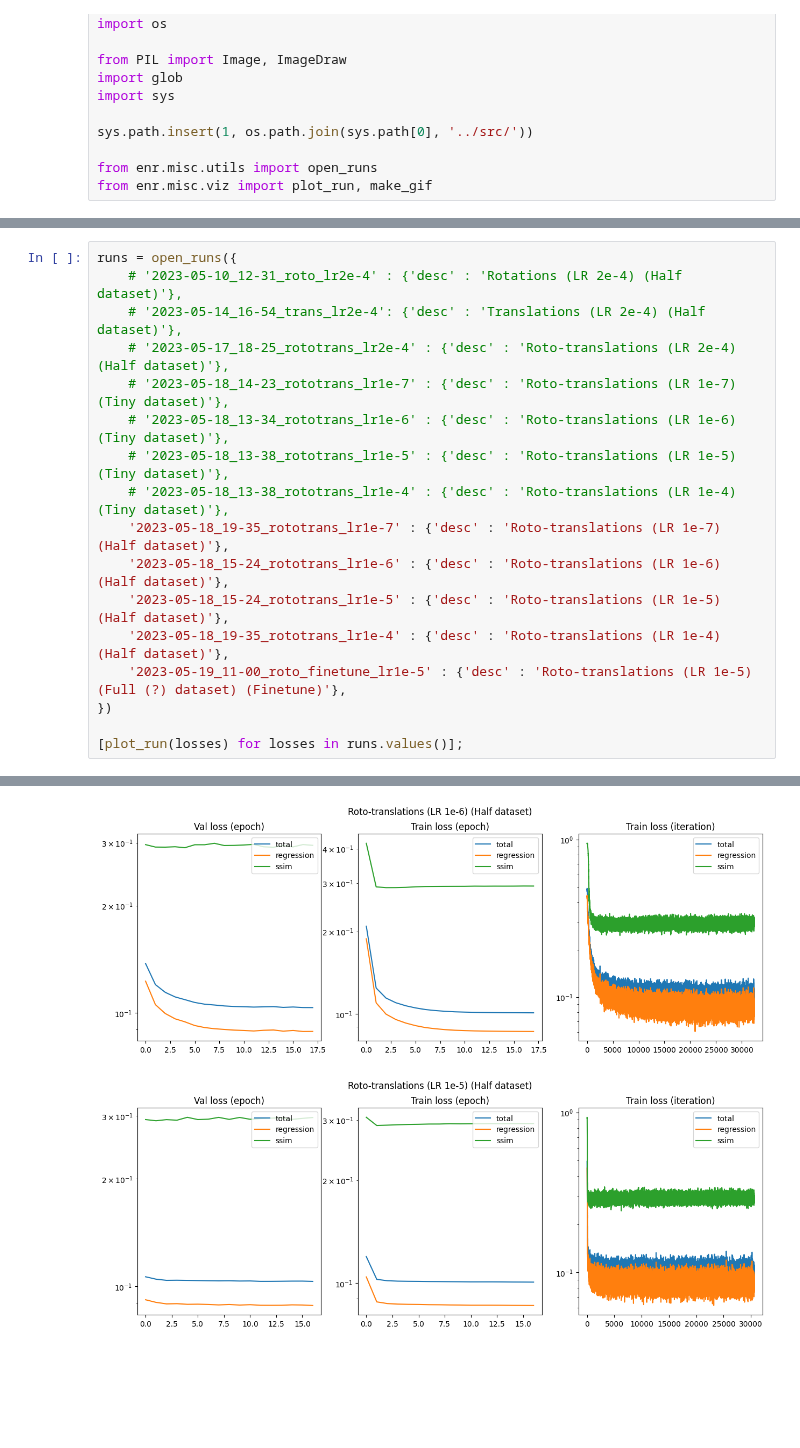
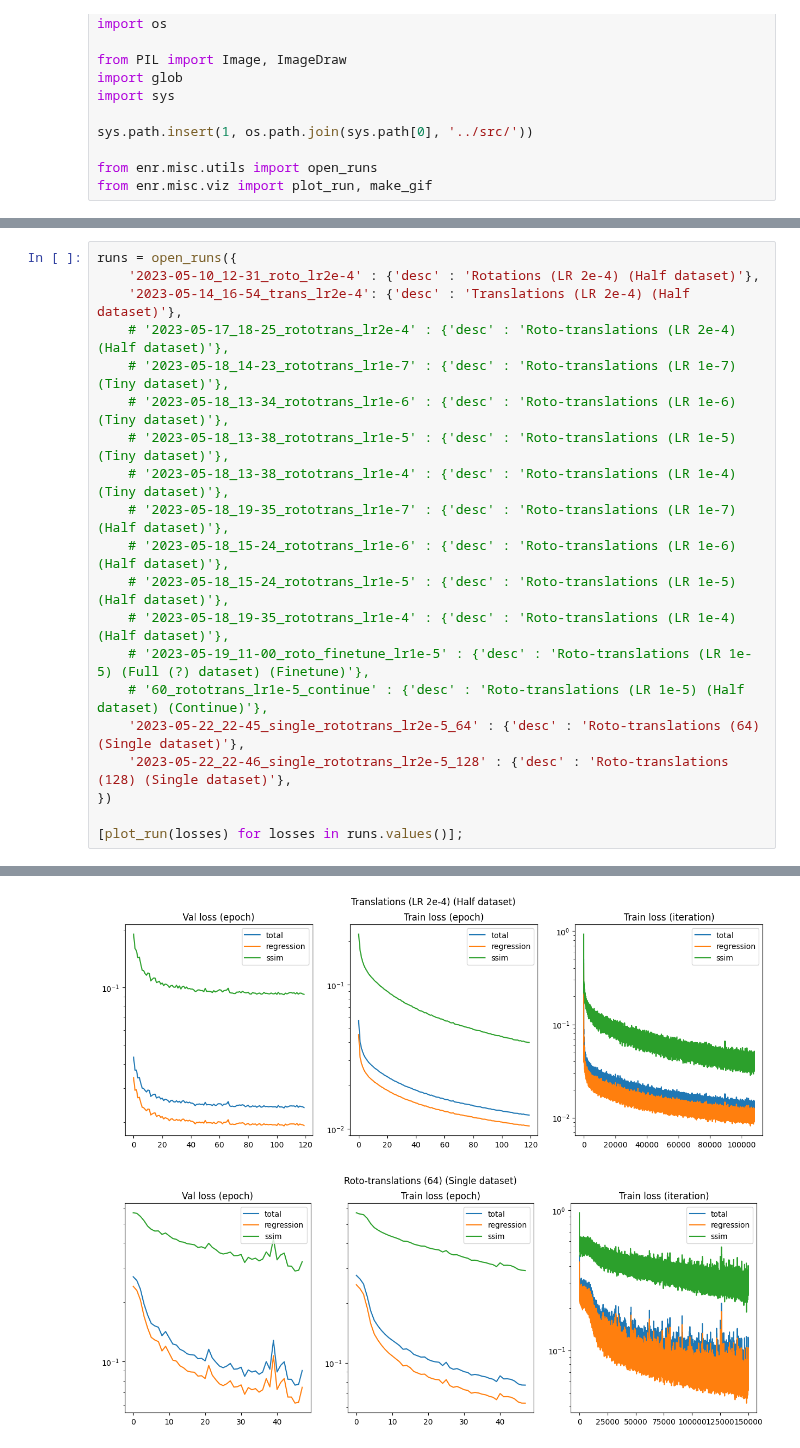
Before and after one commit to elidub/equiv-neural-rendering, a Jupyter notebook: demos/analyze_training.ipynb, the cells around one changed output, grey strips where cells are left out. Saved outputs shown, nothing was run; the diff lists cells and outputs as text; blank space fills up the shorter version.

```diff
--- a/demos/analyze_training.ipynb
+++ b/demos/analyze_training.ipynb
@@ -22,17 +34,20 @@ from enr.misc.viz import plot_run, make_gif
 # %%
 runs = open_runs({
-    # '2023-05-10_12-31_roto_lr2e-4' : {'desc' : 'Rotations (LR 2e-4) (Half dataset)'},
-    # '2023-05-14_16-54_trans_lr2e-4': {'desc' : 'Translations (LR 2e-4) (Half dataset)'},
+    '2023-05-10_12-31_roto_lr2e-4' : {'desc' : 'Rotations (LR 2e-4) (Half dataset)'},
+    '2023-05-14_16-54_trans_lr2e-4': {'desc' : 'Translations (LR 2e-4) (Half dataset)'},
     # '2023-05-17_18-25_rototrans_lr2e-4' : {'desc' : 'Roto-translations (LR 2e-4) (Half dataset)'},
     # '2023-05-18_14-23_rototrans_lr1e-7' : {'desc' : 'Roto-translations (LR 1e-7) (Tiny dataset)'},
     # '2023-05-18_13-34_rototrans_lr1e-6' : {'desc' : 'Roto-translations (LR 1e-6) (Tiny dataset)'},
     # '2023-05-18_13-38_rototrans_lr1e-5' : {'desc' : 'Roto-translations (LR 1e-5) (Tiny dataset)'},
     # '2023-05-18_13-38_rototrans_lr1e-4' : {'desc' : 'Roto-translations (LR 1e-4) (Tiny dataset)'},
-    '2023-05-18_19-35_rototrans_lr1e-7' : {'desc' : 'Roto-translations (LR 1e-7) (Half dataset)'},
-    '2023-05-18_15-24_rototrans_lr1e-6' : {'desc' : 'Roto-translations (LR 1e-6) (Half dataset)'},
-    '2023-05-18_15-24_rototrans_lr1e-5' : {'desc' : 'Roto-translations (LR 1e-5) (Half dataset)'},
-    '2023-05-18_19-35_rototrans_lr1e-4' : {'desc' : 'Roto-translations (LR 1e-4) (Half dataset)'},
-    '2023-05-19_11-00_roto_finetune_lr1e-5' : {'desc' : 'Roto-translations (LR 1e-5) (Full (?) dataset) (Finetune)'},
+    # '2023-05-18_19-35_rototrans_lr1e-7' : {'desc' : 'Roto-translations (LR 1e-7) (Half dataset)'},
+    # '2023-05-18_15-24_rototrans_lr1e-6' : {'desc' : 'Roto-translations (LR 1e-6) (Half dataset)'},
+    # '2023-05-18_15-24_rototrans_lr1e-5' : {'desc' : 'Roto-translations (LR 1e-5) (Half dataset)'},
+    # '2023-05-18_19-35_rototrans_lr1e-4' : {'desc' : 'Roto-translations (LR 1e-4) (Half dataset)'},
+    # '2023-05-19_11-00_roto_finetune_lr1e-5' : {'desc' : 'Roto-translations (LR 1e-5) (Full (?) dataset) (Finetune)'},
+    # '60_rototrans_lr1e-5_continue' : {'desc' : 'Roto-translations (LR 1e-5) (Half dataset) (Continue)'},
+    '2023-05-22_22-45_single_rototrans_lr2e-5_64' : {'desc' : 'Roto-translations (64) (Single dataset)'},
+    '2023-05-22_22-46_single_rototrans_lr2e-5_128' : {'desc' : 'Roto-translations (128) (Single dataset)'},
 })
 
 [plot_run(losses) for losses in runs.values()];
@@ -41,2 +56,2 @@ runs = open_runs({
-[figure, old version]
+[figure, new version]
-[figure, old version]
+[figure, new version]
```
Also changed, not shown: parts of 2 cells of this notebook, 15 other files.
